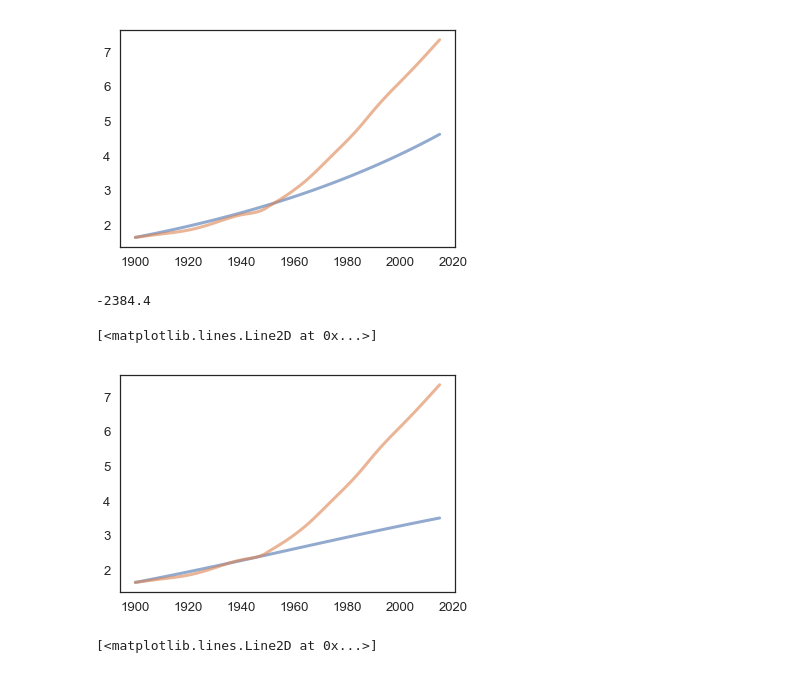
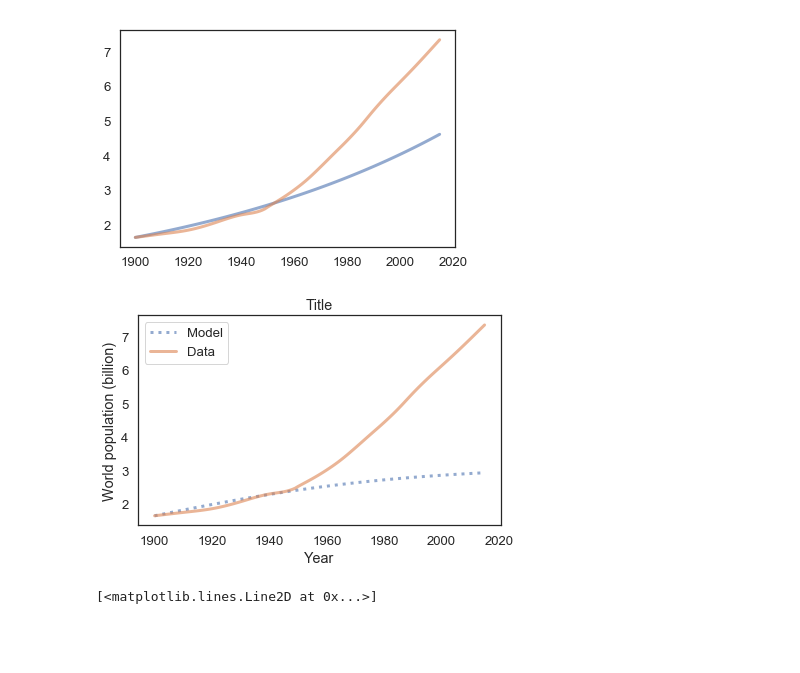
Before and after one commit to jamesHo22/ModSimPy, a Jupyter notebook: code/Project_One.ipynb, the cells around one changed output. Drawn from its saved outputs; the diff is of its cells as text; code cells hidden in the pictures; blank space fills up the shorter version.

Commit message:
Add title and graph decorations

```diff
--- a/code/Project_One.ipynb
+++ b/code/Project_One.ipynb
@@ -137,18 +137,38 @@ def update_quadratic(pop, system):
     netGrowth = system.alpha * pop + system.beta * pop**2
     result = netGrowth + pop
     return result
-# %%
-update_quadratic(1200,modelSystem)
-# %% [output]
--2384.4
+# %%
+def plot_results(modelPop, realPop, years, title):
+    """Plot the estimates and the model.
+
+    census: TimeSeries of population estimates
+    un: TimeSeries of population estimates
+    timeseries: TimeSeries of simulation results
+    title: string
+    """
+    plot(years, modelPop, ':', label='Model')
+    plot(years, realPop, label='Data')
+    decorate(xlabel='Year',
+             ylabel='World population (billion)',
+             title=title)
 # %%
 population = run_sim(modelSystem, update_quadratic);
-# %%
-plot(population)
-plot(year1900, pop1900)
-# %% [output]
-[<matplotlib.lines.Line2D at 0x...>]
-[figure, removed]
+# %%
+# Model System object
+modelSystem = System(t_0 = t_0,
+                    t_end = t_end,
+                    p_0 = p_0,
+                    annual_growth = annual_growth,
+                    birth_rate = 0.03,
+                    death_rate = 0.011,
+                    alpha = 0.022,
+                    beta = -0.007,
+                    gamma = -0.00003);
+# %%
+population = run_sim(modelSystem, update_quadratic);
+plot_results(population, pop1900, year1900, "Title")
+# %% [output]
+[figure, added]
 # %%
 # Update function: polynomial growth
 def update_poly(pop, system):
```
Also changed, not shown: parts of 1 cell of this notebook.
